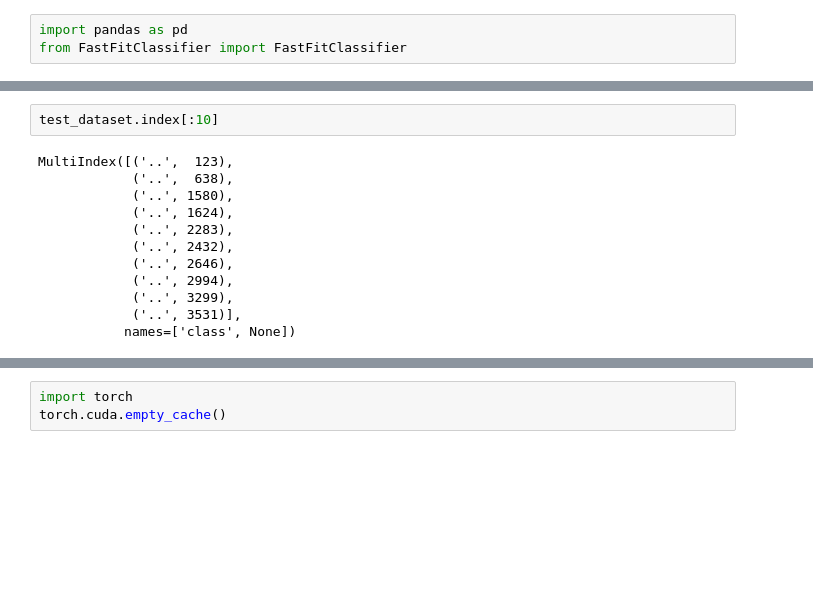
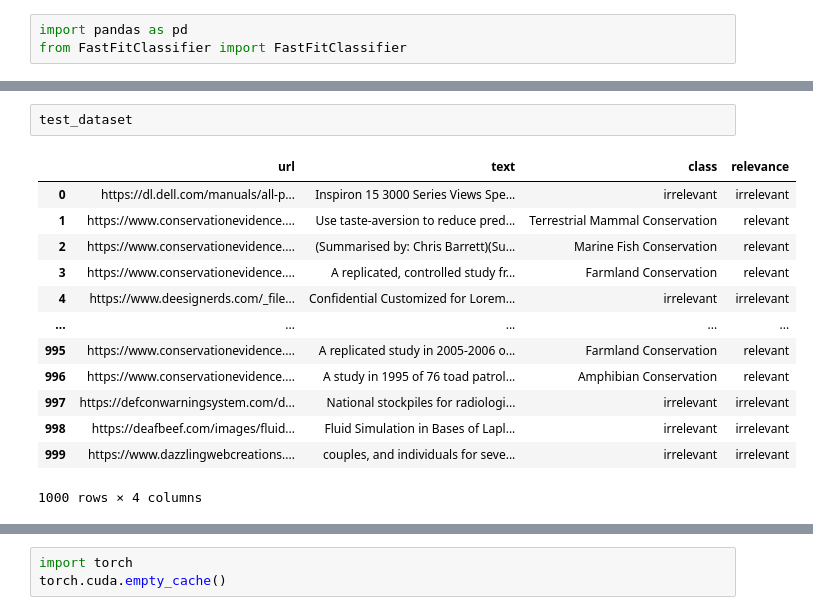
Before and after one commit to ShreyBiswas/GreyLiteratureClassifier, a Jupyter notebook: src/FastFit/test_classifier.ipynb, the cells around one changed output, grey strips where cells are left out. Cells and saved outputs as stored; diff of their text form; blank space fills up the shorter version.

```diff
--- a/src/FastFit/test_classifier.ipynb
+++ b/src/FastFit/test_classifier.ipynb
@@ -37,14 +50,16 @@ ValueError: Cannot take a larger sample than population when 'replace=False'
 # %%
-test_dataset.index[:10]
+test_dataset
 # %% [output]
+|  | url | text | class | relevance |
+| 0 | https://dl.dell.com/manuals/all-p... | Inspiron 15 3000 Series Views Spe... | irrelevant | irrelevant |
+| 1 | https://www.conservationevidence.... | Use taste-aversion to reduce pred... | Terrestrial Mammal Conservation | relevant |
+| 2 | https://www.conservationevidence.... | (Summarised by: Chris Barrett)(Su... | Marine Fish Conservation | relevant |
+| 3 | https://www.conservationevidence.... | A replicated, controlled study fr... | Farmland Conservation | relevant |
+| 4 | https://www.deesignerds.com/_file... | Confidential Customized for Lorem... | irrelevant | irrelevant |
+| ... | ... | ... | ... | ... |
+| 995 | https://www.conservationevidence.... | A replicated study in 2005-2006 o... | Farmland Conservation | relevant |
+| 996 | https://www.conservationevidence.... | A study in 1995 of 76 toad patrol... | Amphibian Conservation | relevant |
+| 997 | https://defconwarningsystem.com/d... | National stockpiles for radiologi... | irrelevant | irrelevant |
+| 998 | https://deafbeef.com/images/fluid... | Fluid Simulation in Bases of Lapl... | irrelevant | irrelevant |
+| 999 | https://www.dazzlingwebcreations.... | couples, and individuals for seve... | irrelevant | irrelevant |
-MultiIndex([('..',  123),
-            ('..',  638),
-            ('..', 1580),
-            ('..', 1624),
-            ('..', 2283),
-            ('..', 2432),
-            ('..', 2646),
-            ('..', 2994),
-            ('..', 3299),
-            ('..', 3531)],
-           names=['class', None])
+1000 rows × 4 columns
```
Also changed, not shown: parts of 8 cells of this notebook, 6 other files.
